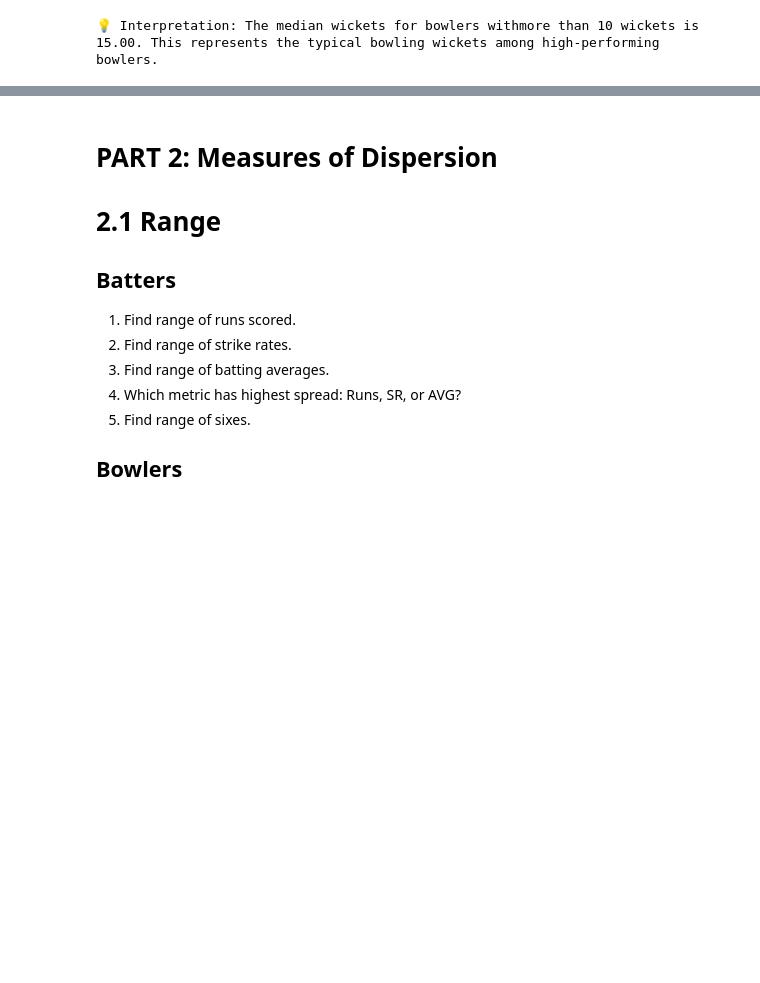
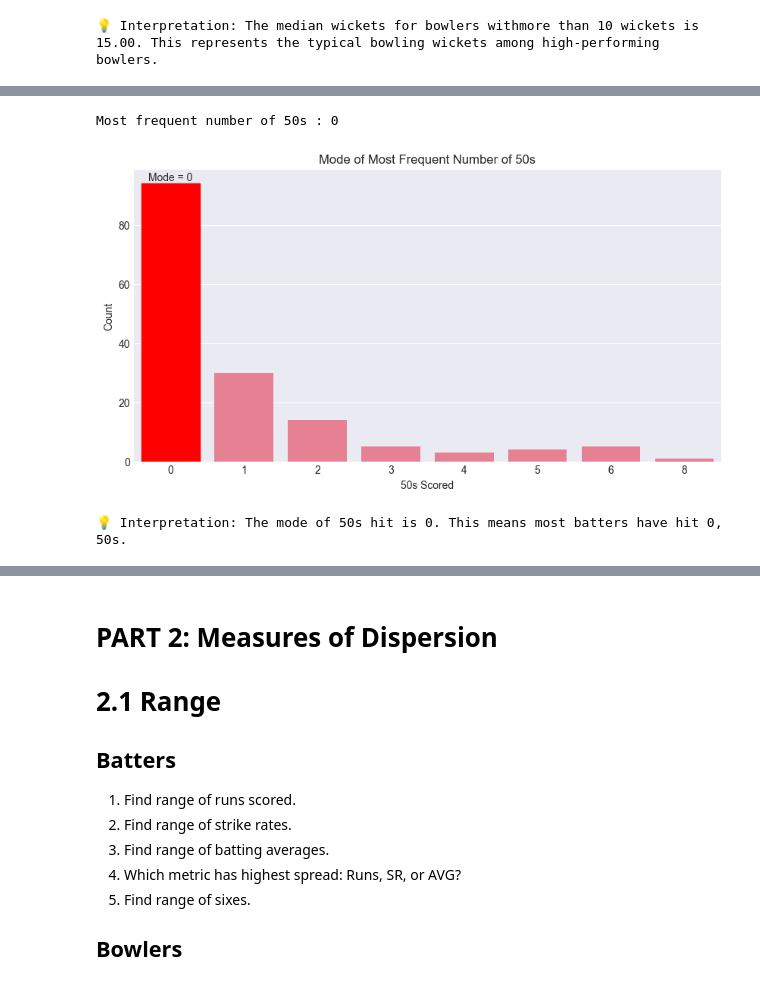
Before and after one commit to shahyash1136/data-analyst-porjects, a Jupyter notebook: IPL_2025_jupyterbook/index.ipynb, the cells around one changed output, grey strips where cells are left out. Drawn from its saved outputs; the diff is of its cells as text; code cells hidden in the pictures; blank space fills up the shorter version.

```diff
--- a/IPL_2025_jupyterbook/index.ipynb
+++ b/IPL_2025_jupyterbook/index.ipynb
@@ -807,0 +1007,44 @@ print(
+# %%
+# 2. Find most frequent number of 50s.
+number_of_50_mode = df_batters["50s"].mode()[0]
+
+print(f"Most frequent number of 50s : {number_of_50_mode}")
+
+plt.figure(figsize=(10, 5))
+
+ax = sns.countplot(x=df_batters["50s"])
+
+# Get category positions
+categories = sorted(df_batters["50s"].unique())
+
+# Find mode position
+mode_position = categories.index(number_of_50_mode)
+
+# Highlight mode bar
+for bar, label in zip(ax.patches, categories):
+
+    if label == number_of_50_mode:
+        bar.set_color("red")
+
+# Add text above mode bar
+plt.text(
+    mode_position,
+    ax.patches[mode_position].get_height() + 1,
+    f"Mode = {number_of_50_mode}",
+    ha="center",
+)
+
+plt.xlabel("50s Scored")
+plt.ylabel("Count")
+plt.title("Mode of Most Frequent Number of 50s")
+
+plt.show()
+
+print(
+    f"\n💡 Interpretation: The mode of 50s hit is {number_of_50_mode}. "
+    f"This means most batters have hit {number_of_50_mode}, 50s."
+)
+# %% [output]
+Most frequent number of 50s : 0
+[figure, added]
+💡 Interpretation: The mode of 50s hit is 0. This means most batters have hit 0, 50s.
```
Also changed, not shown: parts of 31 cells of this notebook.
